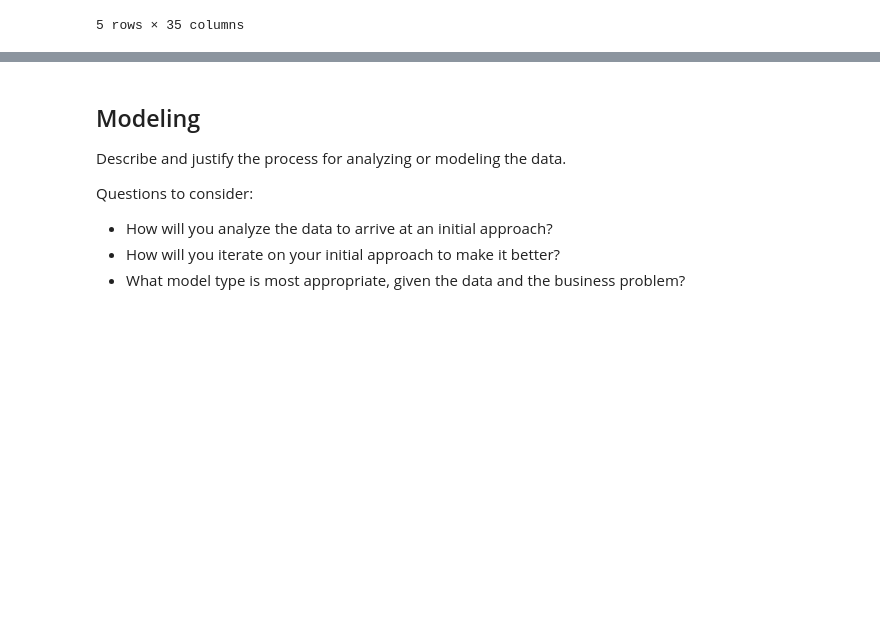
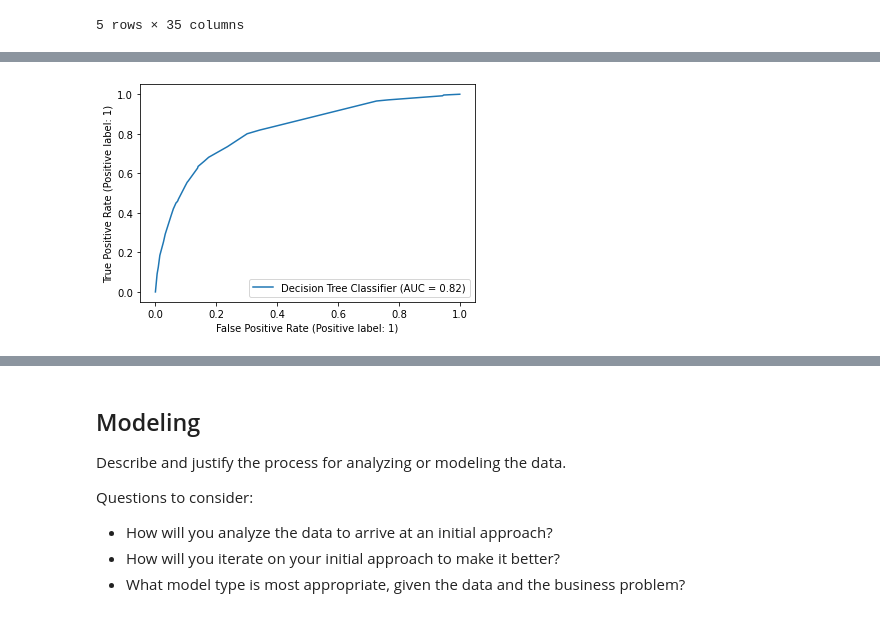
Before and after one commit to emykes/Flu_Vaccination_ML, a Jupyter notebook: Notebooks/Tamiru/Project3_Tamiru.ipynb, the cells around one changed output, grey strips where cells are left out. Cells and saved outputs as stored; diff of their text form; code cells hidden in the pictures; blank space fills up the shorter version.

```diff
--- a/Notebooks/Tamiru/Project3_Tamiru.ipynb
+++ b/Notebooks/Tamiru/Project3_Tamiru.ipynb
@@ -482,0 +547,11 @@ freq_transformer = Pipeline(steps=[
+# %%
+# Let's do GridSearchCV
+param_grid = {
+    "classifier__max_depth": [1, 2, 5],
+    "classifier__min_samples_split": [2, 10],
+    "classifier__class_weight": ['balanced', None]   # we have class-imbalance issue, change the weights
+}
+# %%
+grid = GridSearchCV(clf, param_grid, scoring=['f1','precision'], refit = 'f1')
+# %%
+output_clf = grid.fit(X_tr, y_tr)
@@ -482,0 +564,4 @@ freq_transformer = Pipeline(steps=[
+# %%
+output_clf.best_estimator_.fit(X_tr, y_tr)
+
+te_preds = output_clf.best_estimator_.predict(X_te)
@@ -482,0 +572,4 @@ freq_transformer = Pipeline(steps=[
+# %%
+plot_roc_curve(output_clf.best_estimator_, X_te, y_te, name='Decision Tree Classifier');
+# %% [output]
+[figure, added]
```
Also changed, not shown: parts of 80 cells of this notebook.
